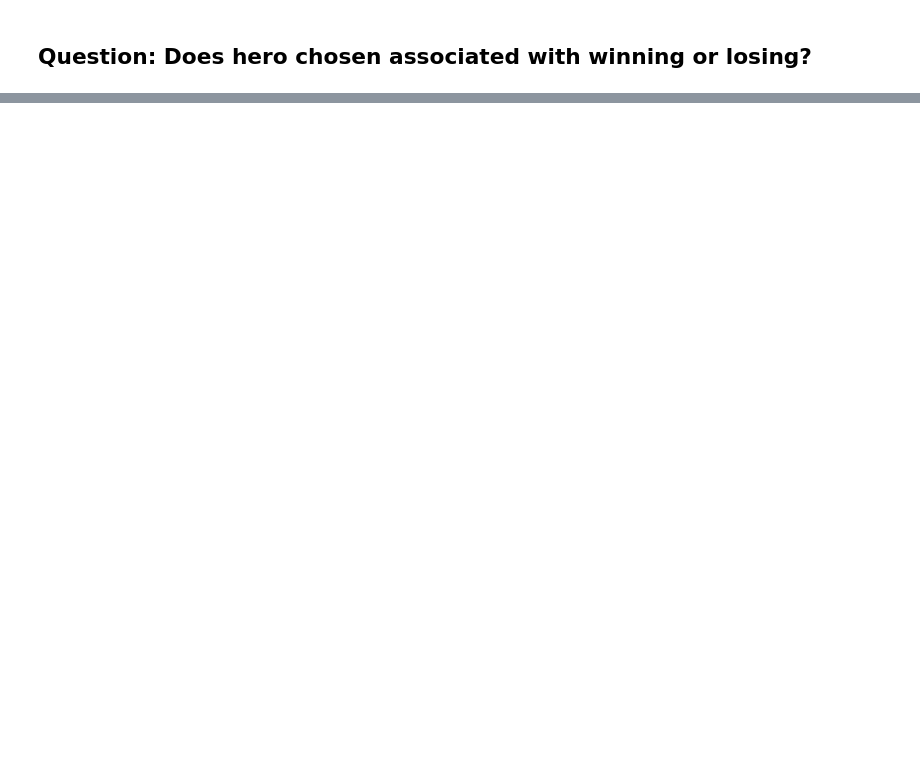
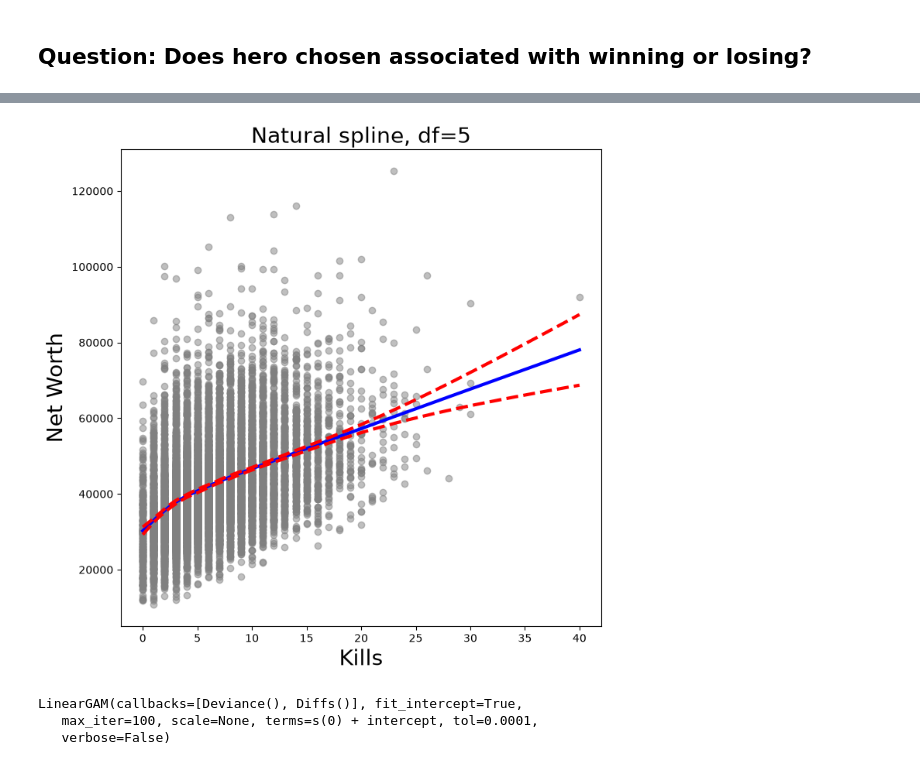
Before and after one commit to RidgeOnTheLedge/deadlock-analytics, a Jupyter notebook: Deadlock-Analytics/notebooks/player_analysis.ipynb, the cells around one changed output, grey strips where cells are left out. Cells and saved outputs as stored; diff of their text form; code cells hidden in the pictures; blank space fills up the shorter version.

```diff
--- a/Deadlock-Analytics/notebooks/player_analysis.ipynb
+++ b/Deadlock-Analytics/notebooks/player_analysis.ipynb
@@ -155,0 +632,4 @@ plt.show()
+# %%
+ns_kills = MS([ns('kills', df=5)]).fit(players_df)
+M_ns = sm.OLS(y, ns_kills.transform(players_df)).fit()
+summarize(M_ns)
@@ -155,0 +644,14 @@ plt.show()
+# %%
+plot_wage_fit(kill_df,
+              ns_kills,
+              'Natural spline, df=5');
+# %% [output]
+[figure, added]
+# %%
+X_kills = np.asarray(kills).reshape((-1, 1))
+gam = LinearGAM(s_gam(0, lam=0.6))
+gam.fit(X_kills, y)
+# %% [output]
+LinearGAM(callbacks=[Deviance(), Diffs()], fit_intercept=True,
+   max_iter=100, scale=None, terms=s(0) + intercept, tol=0.0001,
+   verbose=False)
```
Also changed, not shown: parts of 49 cells of this notebook, 3 other files.
